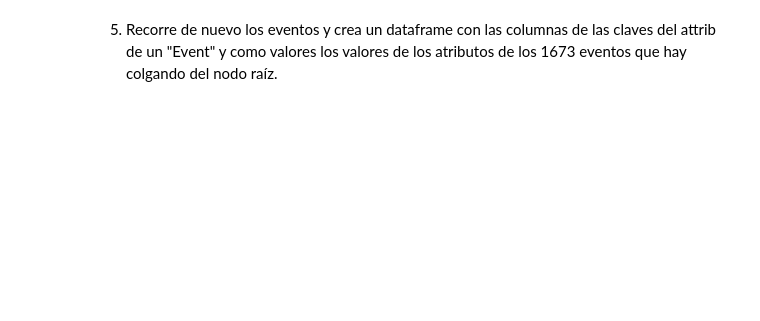
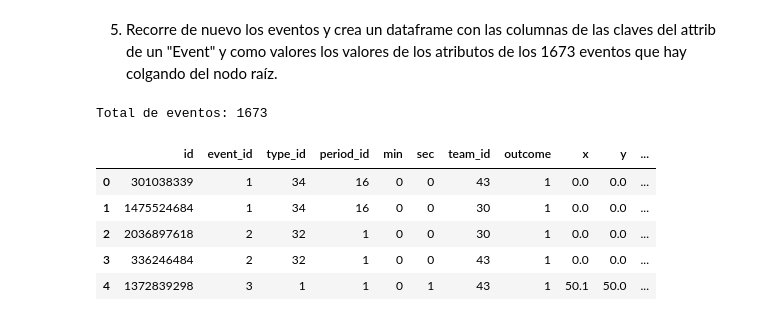
Before and after one commit to lucia-adreina-vetrano/TB-Lucia, a Jupyter notebook: 03_Data_Analysis/Sprint_05/Unidad_02_Procesado_Datos_Internos_Ficheros/03_Practica_Obligatoria/18_Practica_Obligatoria_Ficheros.ipynb, the cells around one changed output. Cells and saved outputs as stored; diff of their text form; code cells hidden in the pictures; blank space fills up the shorter version.

```diff
--- a/03_Data_Analysis/Sprint_05/Unidad_02_Procesado_Datos_Internos_Ficheros/03_Practica_Obligatoria/18_Practica_Obligatoria_Ficheros.ipynb
+++ b/03_Data_Analysis/Sprint_05/Unidad_02_Procesado_Datos_Internos_Ficheros/03_Practica_Obligatoria/18_Practica_Obligatoria_Ficheros.ipynb
@@ -29,6 +29,10 @@ city_sales_sucio.xlsx
 spam.csv
 # %% [markdown]
 1. Ahora crea una variable `fichero_texto`, otra `fichero_excel` y otra `fichero_xml` y asigna a cada una la ruta para acceder a cada tipo de fichero que te hayas encontrado en la salida del apartado anterior. Como recordarás una ruta es el camino para acceder a un fichero, en este caso incluye el path y el nombre del fichero (ojo os.listdir no te da el path, te da el nombre del fichero)
+# %%
+fichero_excel = "./data/city_sales.xlsx"
+fichero_texto = "./data/mbox.txt"
+fichero_xml   = "./data/OptaF24.xml"
 # %% [markdown]
 ## #1 Fichero excel
 # %% [markdown]
@@ -71,4 +280,11 @@ Es hora de procesar el fichero con la ruta xml. Carga las liberias necesarias:
 # %% [markdown]
 1. Lee el fichero tal y como has visto hacerlo en el workout, con la función `parse` de la libería adecuada (la que has importado en la celda superior)
+# %%
+arbol = ET.parse(fichero_xml)
 # %% [markdown]
 2. Asigna el nodo raíz a la variable `ejer_raiz` y muestra su etiqueta (y sus atributos, si es que tiene)
+# %%
+ejer_raiz = arbol.getroot()
+
+ejer_raiz.tag
+ejer_raiz.attrib
@@ -79,2 +325,22 @@ Es hora de procesar el fichero con la ruta xml. Carga las liberias necesarias:
 # %% [markdown]
 5. Recorre de nuevo los eventos y crea un dataframe con las columnas de las claves del attrib de un "Event" y como valores los valores de los atributos de los 1673 eventos que hay colgando del nodo raíz.
+# %%
+registros = []
+
+for evento in ejer_raiz.iter("Event"):
+    registros.append(evento.attrib)
+
+df_xml = pd.DataFrame(registros)
+
+print(f"Total de eventos: {len(df_xml)}")  # Debería ser 1673 según el enunciado
+# %% [output]
+Total de eventos: 1673
+# %%
+df_xml.head()
+# %% [output]
+|  | id | event_id | type_id | period_id | min | sec | team_id | outcome | x | y | ... |
+| 0 | 301038339 | 1 | 34 | 16 | 0 | 0 | 43 | 1 | 0.0 | 0.0 | ... |
+| 1 | 1475524684 | 1 | 34 | 16 | 0 | 0 | 30 | 1 | 0.0 | 0.0 | ... |
+| 2 | 2036897618 | 2 | 32 | 1 | 0 | 0 | 30 | 1 | 0.0 | 0.0 | ... |
+| 3 | 336246484 | 2 | 32 | 1 | 0 | 0 | 43 | 1 | 0.0 | 0.0 | ... |
+| 4 | 1372839298 | 3 | 1 | 1 | 0 | 1 | 43 | 1 | 50.1 | 50.0 | ... |
```
Also changed, not shown: parts of 16 cells of this notebook, 2 other files.
